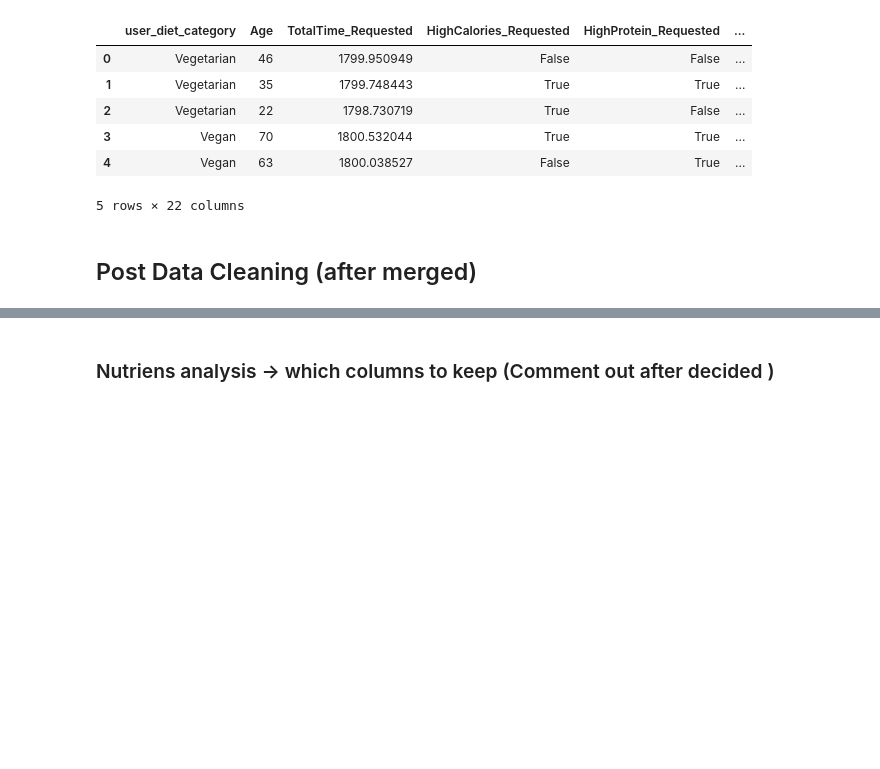
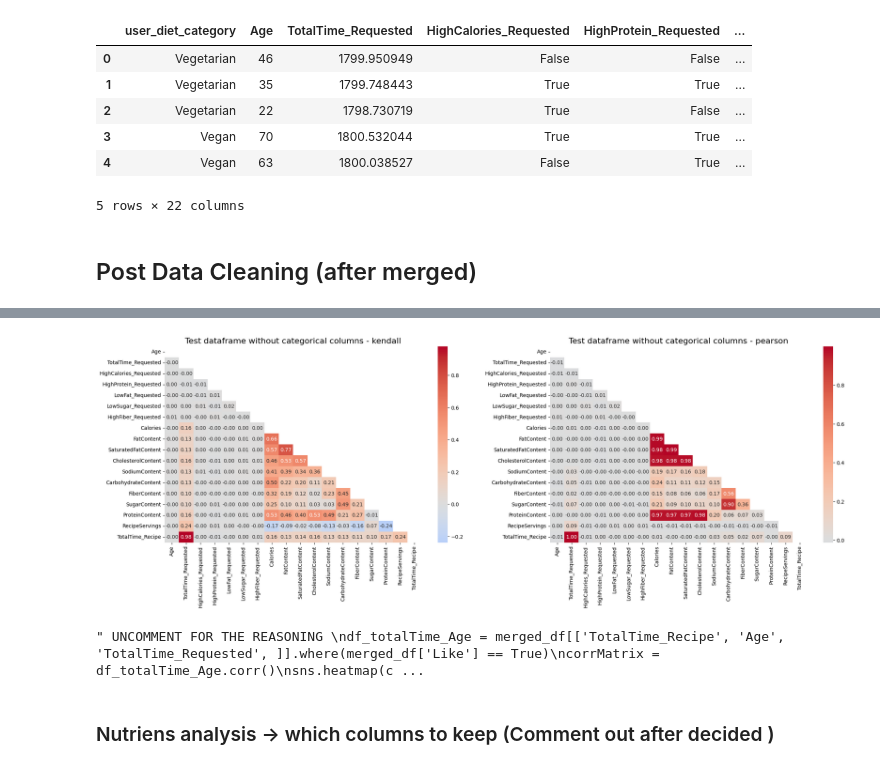
Before and after one commit to MasterWJK/Recepy_Cup_23-24, a Jupyter notebook: training/main_copy_bach_ngoc.ipynb, the cells around one changed output, grey strips where cells are left out. Cells and saved outputs as stored; diff of their text form; code cells hidden in the pictures; blank space fills up the shorter version.

```diff
--- a/training/main_copy_bach_ngoc.ipynb
+++ b/training/main_copy_bach_ngoc.ipynb
@@ -321,3 +334,15 @@ merged_df = merged_df.drop(columns=['TotalTime_Requested', 'TotalTime_Recipe'])
+# %%
+# plot the test_dataframe
+plot_corr(test_dataframe.drop(columns=['user_diet_category', 'RecipeCategory', 'recipe_diet_category']), "Test dataframe without categorical columns")
+# %% [output]
+[figure, added]
+# %%
+# TODO: add Hangyu Time analysis -> TotalTime_Requested and TotalTime_Recipe are kinda the same with +- 1 minute difference
+# and also does not have correlation with other attributes
+# -> Drop
+merged_df = merged_df.drop(columns=['TotalTime_Requested', 'TotalTime_Recipe'])
+# %% [output]
+" UNCOMMENT FOR THE REASONING \ndf_totalTime_Age = merged_df[['TotalTime_Recipe', 'Age', 'TotalTime_Requested', ]].where(merged_df['Like'] == True)\ncorrMatrix = df_totalTime_Age.corr()\nsns.heatmap(c ...
 # %% [markdown]
 ### Nutriens analysis -> which columns to keep (Comment out after decided )
 # %%
```
Also changed, not shown: parts of 6 cells of this notebook.
